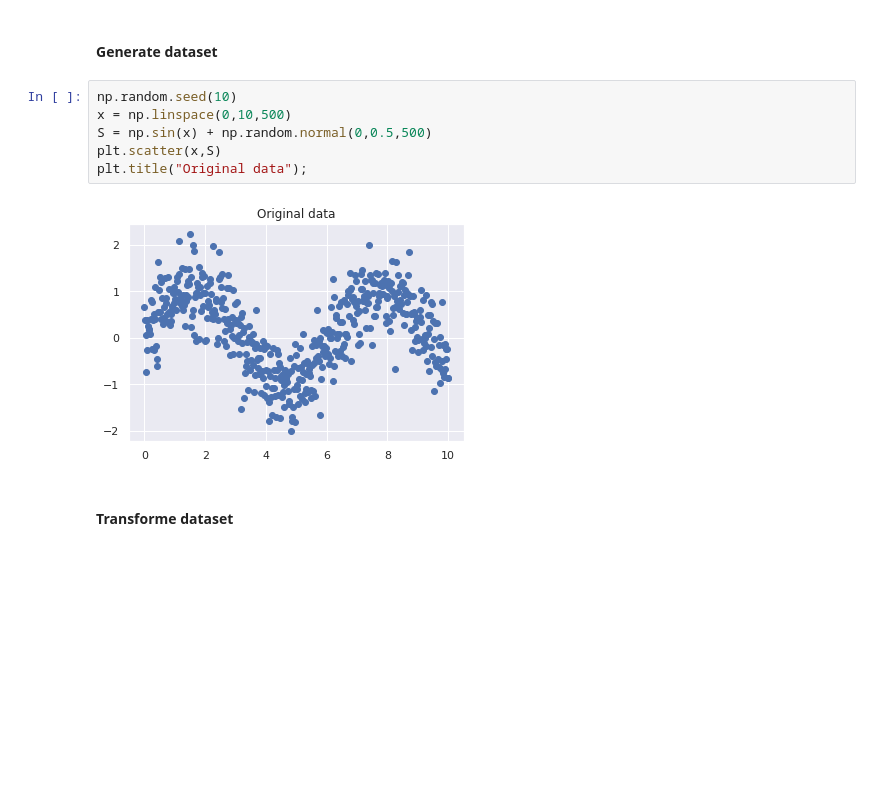
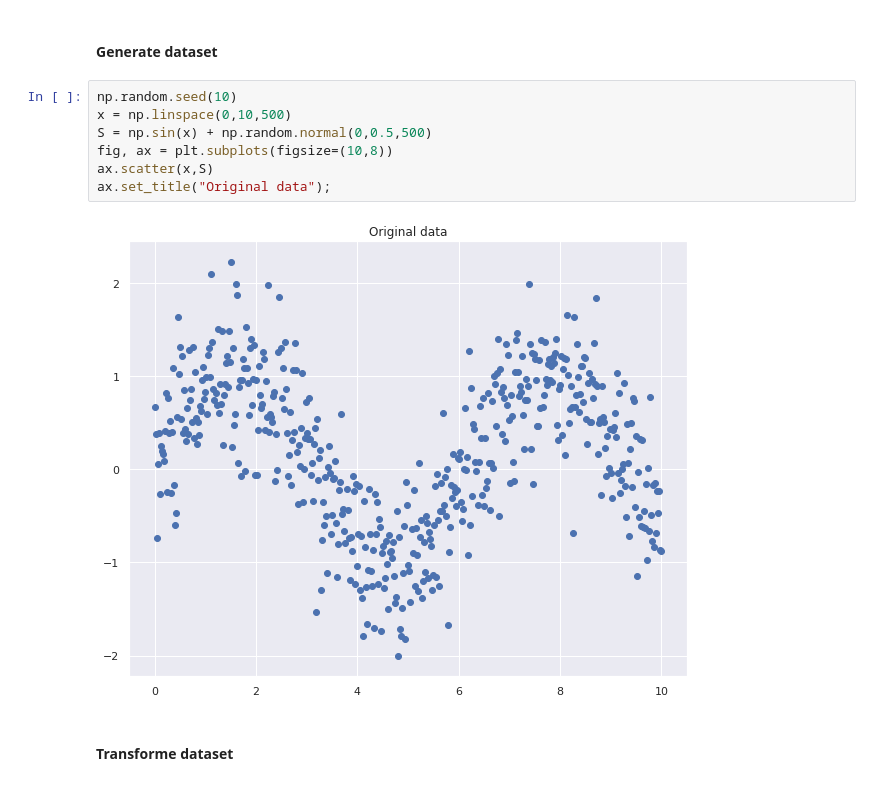
Before and after one commit to garikdza/ISTC_ML_course, a Jupyter notebook: Neural_Networks/Fully_Connected/Main_Optimizers.ipynb, the cells around one changed output. Saved outputs shown, nothing was run; the diff lists cells and outputs as text; blank space fills up the shorter version.

```diff
--- a/Neural_Networks/Fully_Connected/Main_Optimizers.ipynb
+++ b/Neural_Networks/Fully_Connected/Main_Optimizers.ipynb
@@ -18,11 +19,12 @@ sns.set()
 # %%
 np.random.seed(10)
 x = np.linspace(0,10,500)
 S = np.sin(x) + np.random.normal(0,0.5,500)
-plt.scatter(x,S)
-plt.title("Original data");
+fig, ax = plt.subplots(figsize=(10,8))
+ax.scatter(x,S)
+ax.set_title("Original data");
 # %% [output]
-[figure, old version]
+[figure, new version]
 # %% [markdown]
 #### Transforme dataset
 # %%
```
Also changed, not shown: parts of 19 cells of this notebook, 3 other files.
